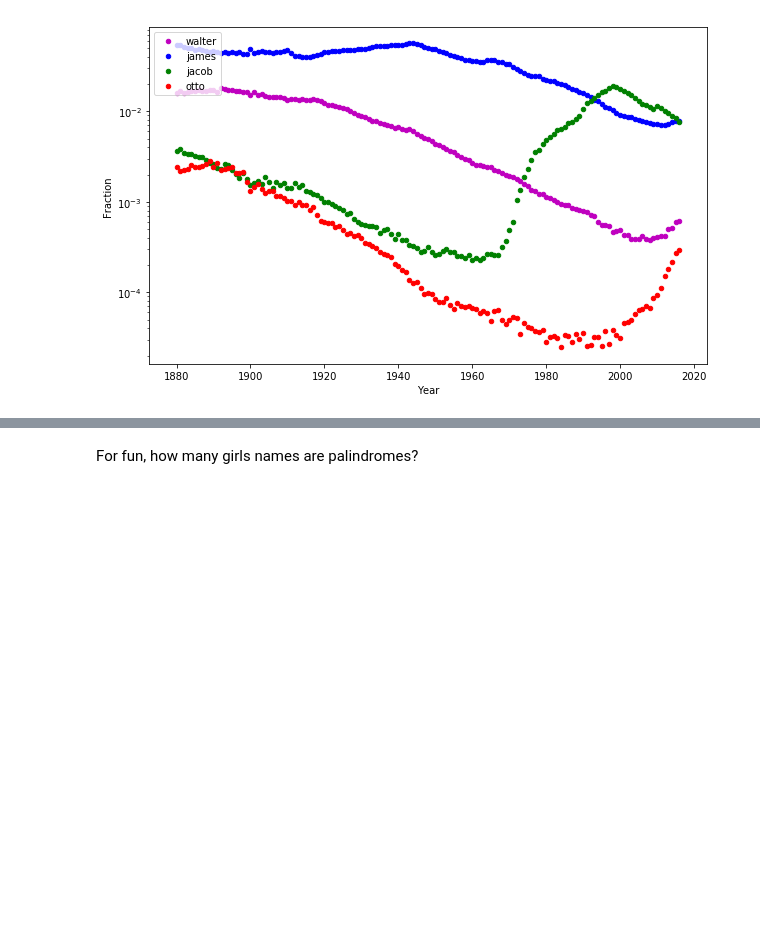
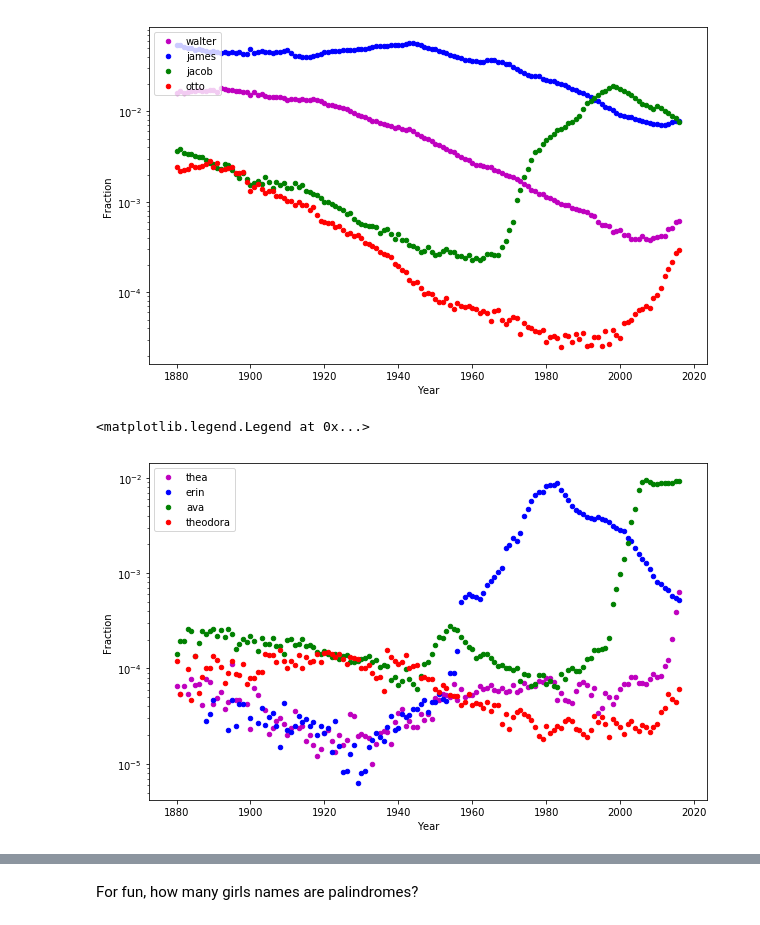
Before and after one commit to chepyle/BabyNames, a Jupyter notebook: RNN_BabyNames.ipynb, the cells around one changed output, grey strips where cells are left out. Cells and saved outputs as stored; diff of their text form; code cells hidden in the pictures; blank space fills up the shorter version.

```diff
--- a/RNN_BabyNames.ipynb
+++ b/RNN_BabyNames.ipynb
@@ -105,4 +105,17 @@ plt.legend(loc='upper left')
 # %% [output]
 <matplotlib.legend.Legend at 0x...>
 [figure]
+# %%
+names=['thea','erin','ava','theodora']
+colors=['m','b','g','r']
+plt.figure(figsize=(10,6.2))
+ax=plt.gca()
+for name,col in zip(names,colors):
+    ax=girls[girls['Name']==name].plot('Year','Fraction',
+                                     kind='scatter',logy=True,
+                                     c=col,label=name,ax=ax)
+plt.legend(loc='upper left')
+# %% [output]
+<matplotlib.legend.Legend at 0x...>
+[figure, added]
 # %% [markdown]
```
Also changed, not shown: parts of 11 cells of this notebook.
